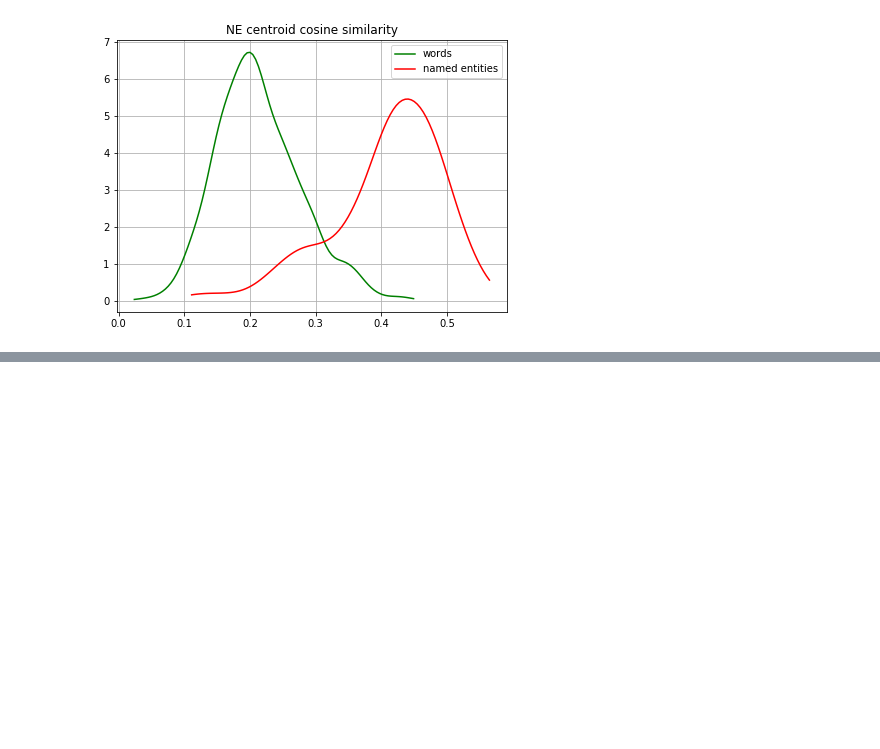
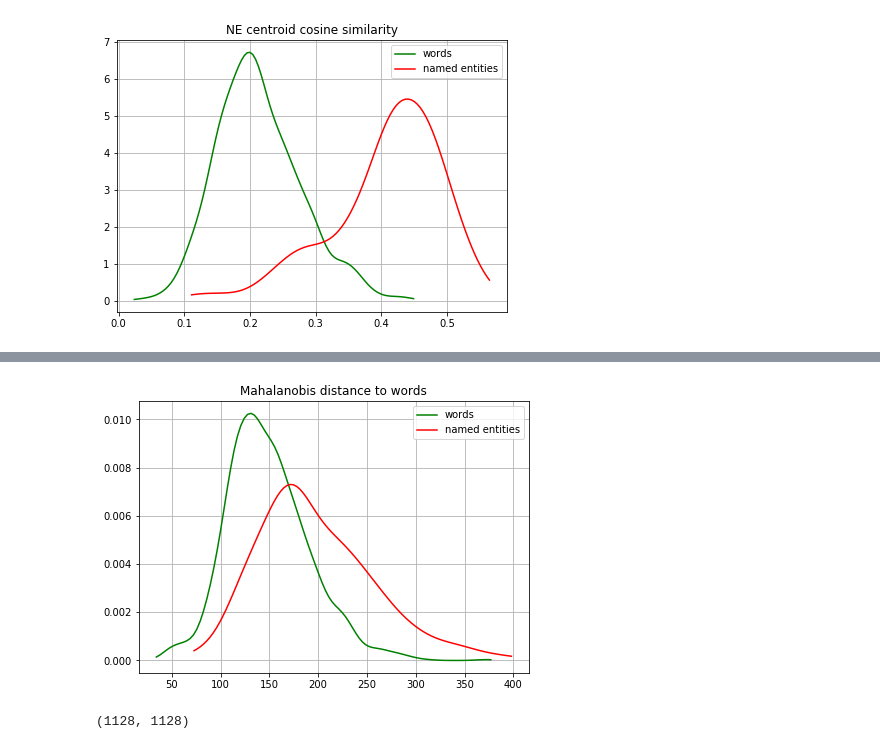
Before and after one commit to deeppavlov/fewshot_NER, a Jupyter notebook: notebooks/10. Different similarity metrics comparison.ipynb, the cells around one changed output, grey strips where cells are left out. Cells and saved outputs as stored; diff of their text form; code cells hidden in the pictures; blank space fills up the shorter version.

```diff
--- a/notebooks/10. Different similarity metrics comparison.ipynb
+++ b/notebooks/10. Different similarity metrics comparison.ipynb
@@ -124,0 +132,4 @@ dataset_orig['train'][:100]
+# %%
+plotPDE(mah_dist_words, y_q, 'Mahalanobis distance to words')
+# %% [output]
+[figure, added]
@@ -124,0 +138,4 @@ dataset_orig['train'][:100]
+# %%
+X_cov.shape
+# %% [output]
+(1128, 1128)
```
Also changed, not shown: parts of 26 cells of this notebook, 12 other files.
